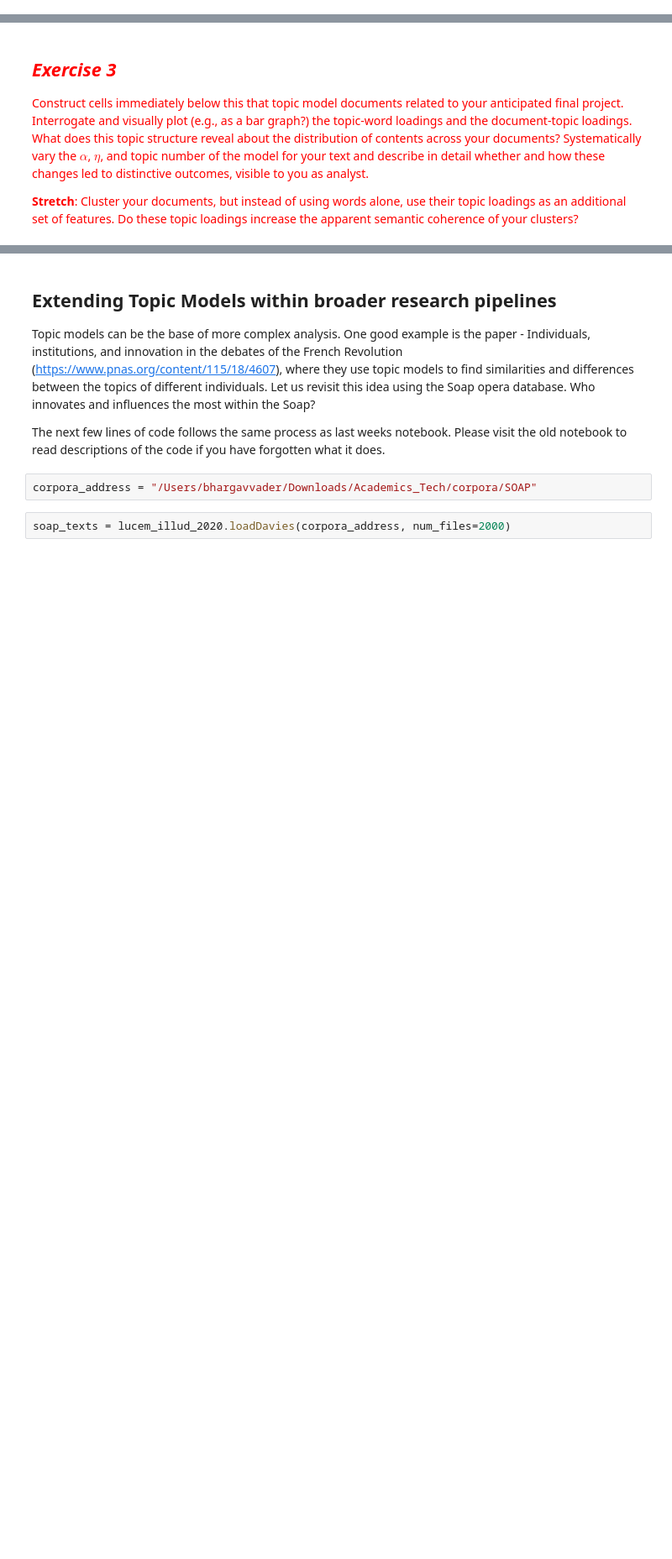
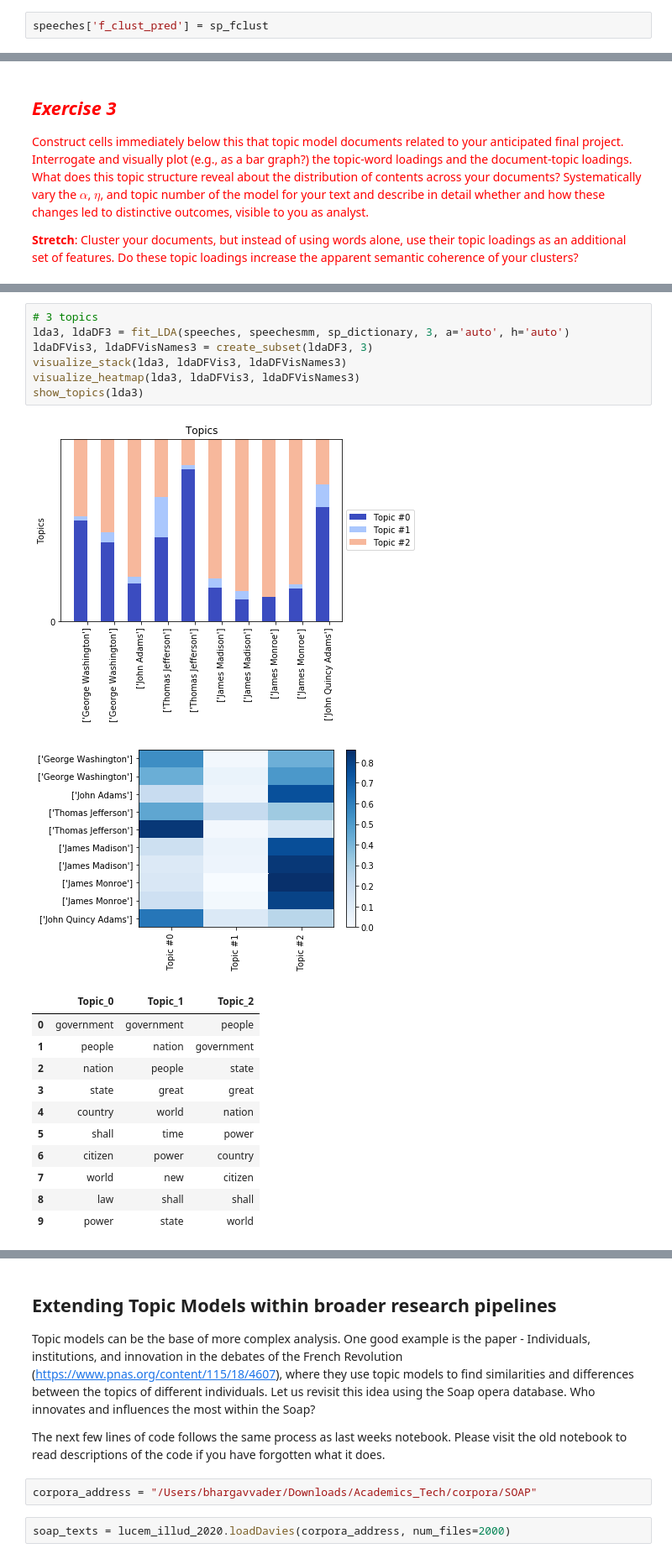
Before and after one commit to sanittawan/Content-Analysis-2020, a Jupyter notebook: week-6/6-Discovering-Patterns-Clusters-and-Topics-Sanittawan.ipynb, the cells around one changed output, grey strips where cells are left out. Shown at 84% size. Drawn from its saved outputs; the diff is of its cells as text; blank space fills up the shorter version.

```diff
--- a/week-6/6-Discovering-Patterns-Clusters-and-Topics-Sanittawan.ipynb
+++ b/week-6/6-Discovering-Patterns-Clusters-and-Topics-Sanittawan.ipynb
@@ -966,0 +1016,2 @@ example_hierarchicalClusters_full = scipy.cluster.hierarchy.fcluster(example_lin
+# %%
+speeches['f_clust_pred'] = sp_fclust
@@ -1198,0 +1471,21 @@ plt.show()
+# %%
+# 3 topics
+lda3, ldaDF3 = fit_LDA(speeches, speechesmm, sp_dictionary, 3, a='auto', h='auto')
+ldaDFVis3, ldaDFVisNames3 = create_subset(ldaDF3, 3)
+visualize_stack(lda3, ldaDFVis3, ldaDFVisNames3)
+visualize_heatmap(lda3, ldaDFVis3, ldaDFVisNames3)
+show_topics(lda3)
+# %% [output]
+[figure, added]
+[figure, added]
+|  | Topic_0 | Topic_1 | Topic_2 |
+| 0 | government | government | people |
+| 1 | people | nation | government |
+| 2 | nation | people | state |
+| 3 | state | great | great |
+| 4 | country | world | nation |
+| 5 | shall | time | power |
+| 6 | citizen | power | country |
+| 7 | world | new | citizen |
+| 8 | law | shall | shall |
+| 9 | power | state | world |
```
Also changed, not shown: parts of 32 cells of this notebook.
